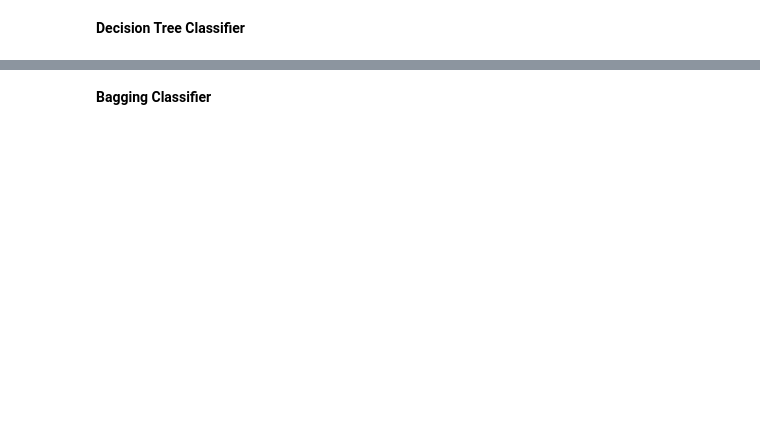
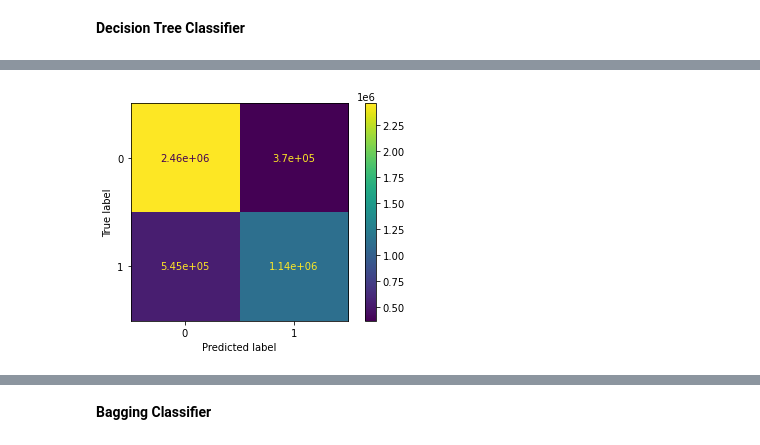
Before and after one commit to Herbert-0820/FinalProject, a Jupyter notebook: Model_1.ipynb, the cells around one changed output, grey strips where cells are left out. Drawn from its saved outputs; the diff is of its cells as text; code cells hidden in the pictures; blank space fills up the shorter version.

```diff
--- a/Model_1.ipynb
+++ b/Model_1.ipynb
@@ -277,3 +267,9 @@ weighted avg       0.83      0.82      0.81   2119699
+# %%
+# Alternative confusion matrix
+plot_confusion_matrix(tree_clf, X, y , values_format='.3g')
+plt.show()
+# %% [output]
+[figure, added]
 # %%
 def plot_feature_importances(model):
     n_features = X_train.shape[1]
```
Also changed, not shown: parts of 23 cells of this notebook.
